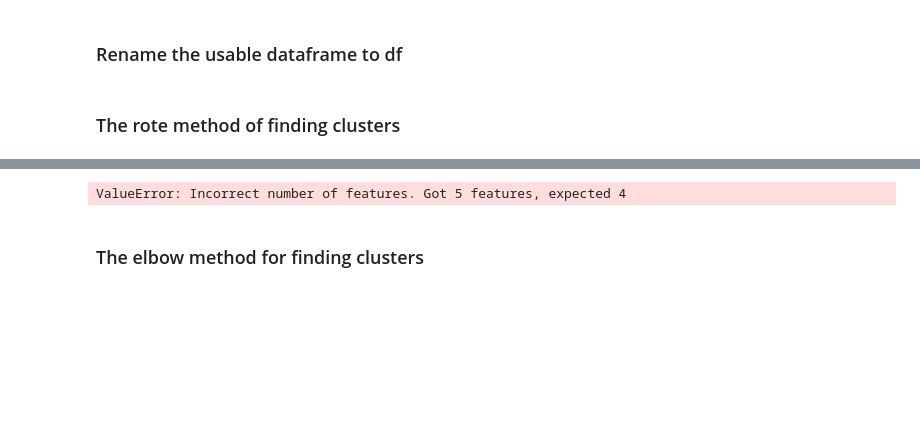
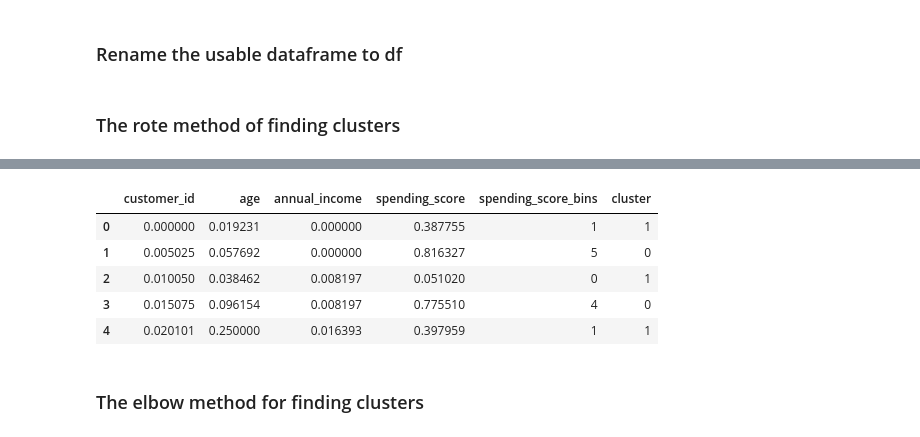
Before and after one commit to jessejinnaruiz/ds-methodologies-exercises, a Jupyter notebook: clustering/explore_mall.ipynb, the cells around one changed output, grey strips where cells are left out. Saved outputs shown, nothing was run; the diff lists cells and outputs as text; code cells hidden in the pictures; blank space fills up the shorter version.

```diff
--- a/clustering/explore_mall.ipynb
+++ b/clustering/explore_mall.ipynb
@@ -142,33 +142,13 @@ pd.DataFrame(kmeans.cluster_centers_, columns=df.columns)\
-# %%
-df['cluster'] = kmeans.predict(df)
-
-# df.cluster = 'cluster_' + df.cluster.astype('str')
-
-plt.figure(figsize=(10, 4))
-
-# plt.subplot(121)
-
-# for v in df.spending_score_bins.unique():
-#     df = df[df.spending_score_bins == v]
-#     plt.scatter(df.age, df.spending_score_bins, label=v)
-
-# plt.legend()
-# plt.xlabel('Age')
-# plt.ylabel('Spending score bins')
-# plt.title('Age By Spending score bins')
-
-# plt.subplot(122)
-
-for v in df.cluster.unique():
-    df = df[df.cluster == v]
-    sns.scatterplot(df.age, df.spending_score_bins, hue=v)
-
-plt.legend()
-plt.xlabel('Age')
-plt.ylabel('Spending score bins')
-plt.title('Age By Spending score bins')
-# %% [output]
-ValueError: Incorrect number of features. Got 5 features, expected 4
+# %%
+df['cluster'] = kmeans.predict(df)
+df.head()
+# %% [output]
+|  | customer_id | age | annual_income | spending_score | spending_score_bins | cluster |
+| 0 | 0.000000 | 0.019231 | 0.000000 | 0.387755 | 1 | 1 |
+| 1 | 0.005025 | 0.057692 | 0.000000 | 0.816327 | 5 | 0 |
+| 2 | 0.010050 | 0.038462 | 0.008197 | 0.051020 | 0 | 1 |
+| 3 | 0.015075 | 0.096154 | 0.008197 | 0.775510 | 4 | 0 |
+| 4 | 0.020101 | 0.250000 | 0.016393 | 0.397959 | 1 | 1 |
 # %% [markdown]
 ### The elbow method for finding clusters
 # %%
```
Also changed, not shown: parts of 9 cells of this notebook, 25 other files.
